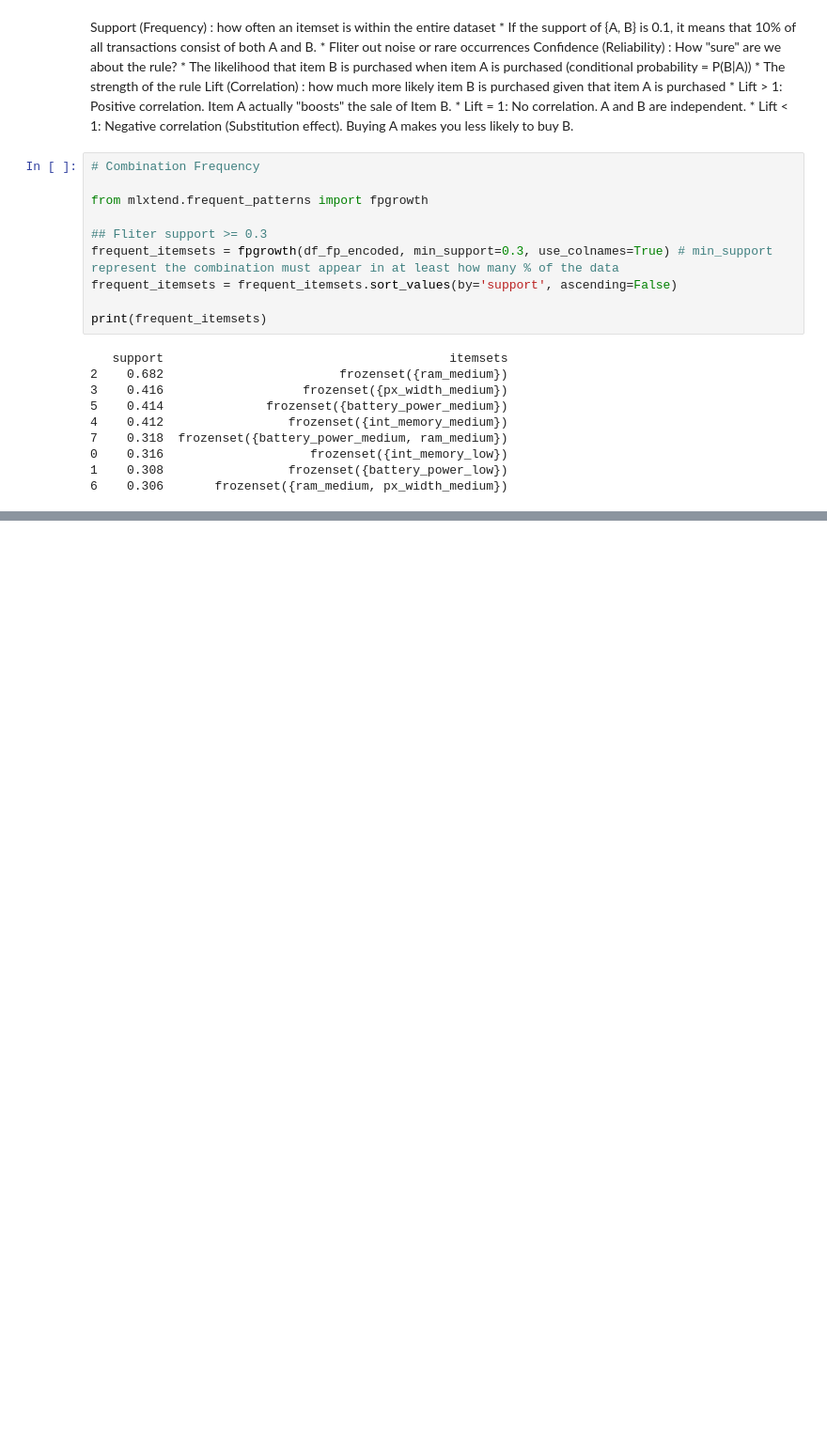
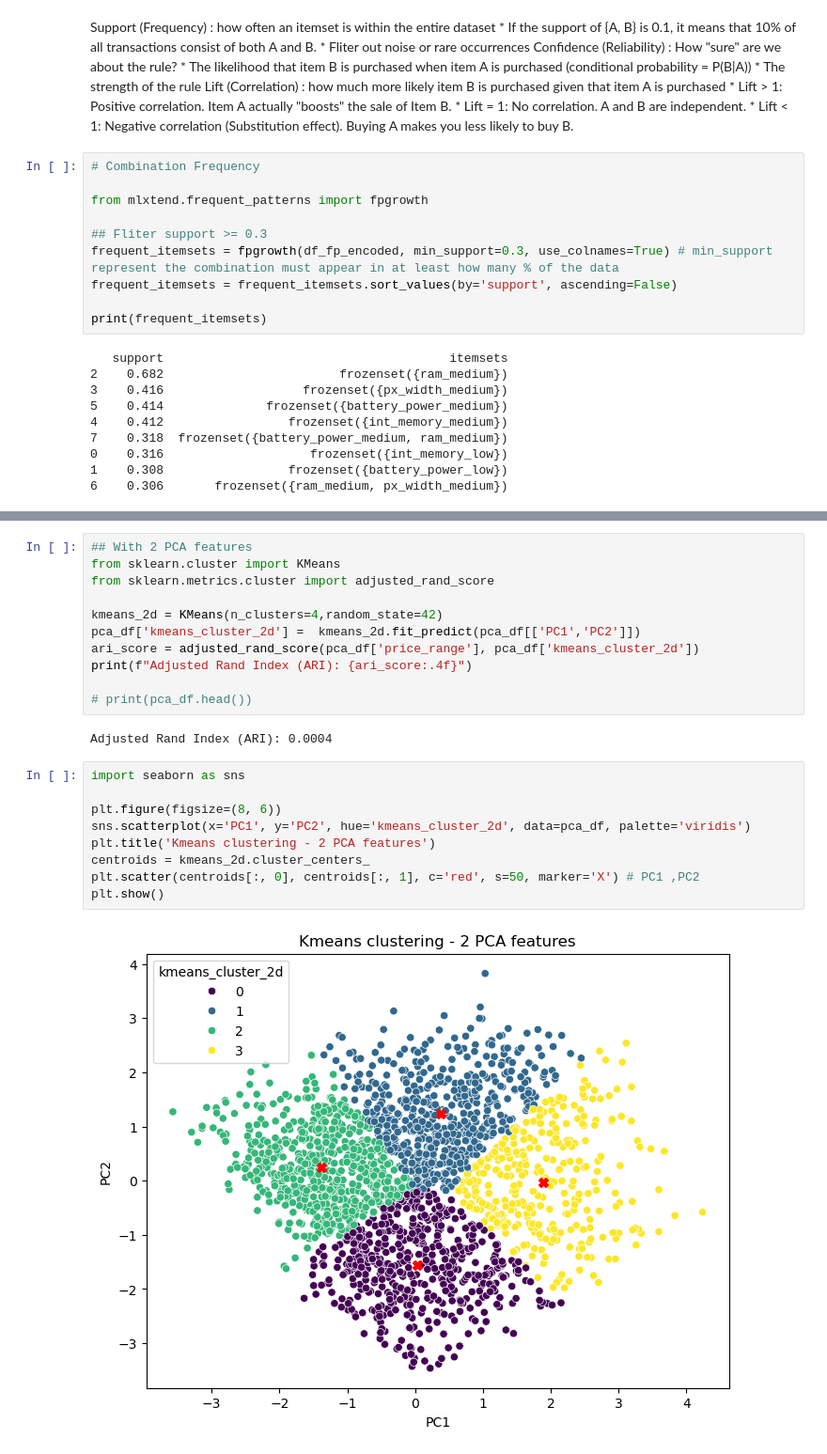
Before and after one commit to twilight123winni/DM2026-Assignment-2, a Jupyter notebook: Mobile_Price_Classification.ipynb, the cells around one changed output, grey strips where cells are left out. Shown at 94% size. Cells and saved outputs as stored; diff of their text form; blank space fills up the shorter version.

```diff
--- a/Mobile_Price_Classification.ipynb
+++ b/Mobile_Price_Classification.ipynb
@@ -283,0 +356,24 @@ print(final_rules.sort_values(by='lift', ascending=False))
+# %%
+## With 2 PCA features
+from sklearn.cluster import KMeans
+from sklearn.metrics.cluster import adjusted_rand_score
+
+kmeans_2d = KMeans(n_clusters=4,random_state=42)
+pca_df['kmeans_cluster_2d'] =  kmeans_2d.fit_predict(pca_df[['PC1','PC2']])
+ari_score = adjusted_rand_score(pca_df['price_range'], pca_df['kmeans_cluster_2d'])
+print(f"Adjusted Rand Index (ARI): {ari_score:.4f}")
+
+# print(pca_df.head())
+# %% [output]
+Adjusted Rand Index (ARI): 0.0004
+# %%
+import seaborn as sns
+
+plt.figure(figsize=(8, 6))
+sns.scatterplot(x='PC1', y='PC2', hue='kmeans_cluster_2d', data=pca_df, palette='viridis')
+plt.title('Kmeans clustering - 2 PCA features')
+centroids = kmeans_2d.cluster_centers_
+plt.scatter(centroids[:, 0], centroids[:, 1], c='red', s=50, marker='X') # PC1 ,PC2
+plt.show()
+# %% [output]
+[figure, added]
```
Also changed, not shown: parts of 9 cells of this notebook.
